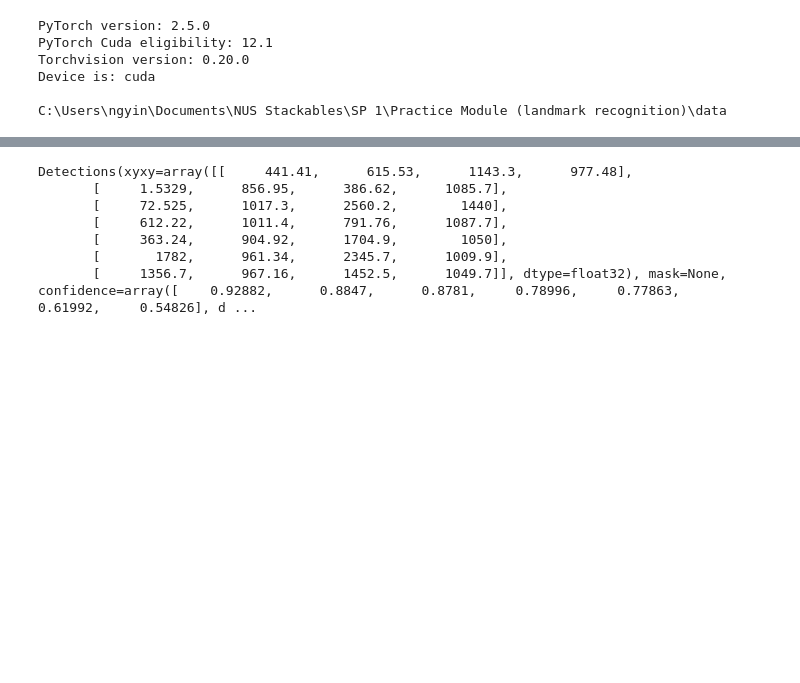
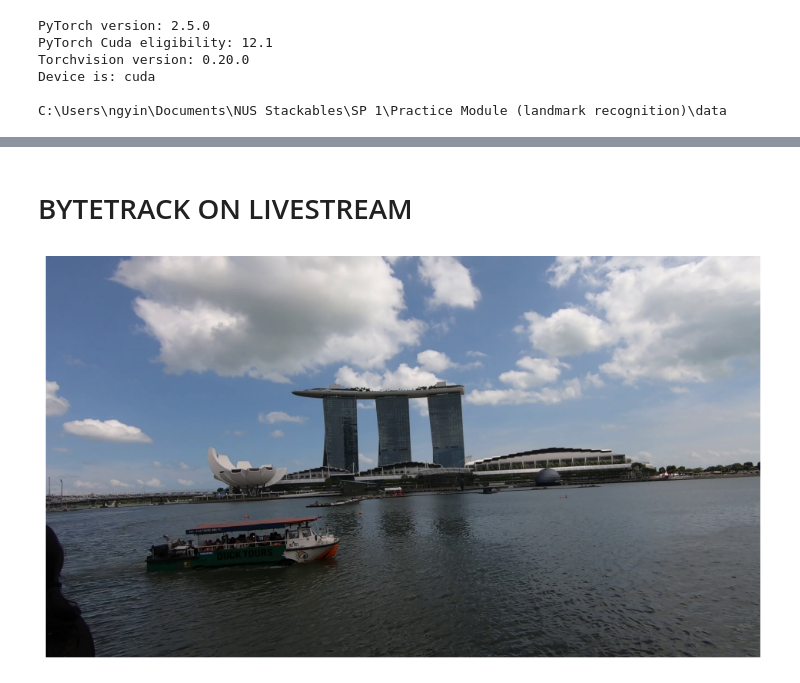
Before and after one commit to Alejandro-houlu/TravelDex, a Jupyter notebook: traveldex_backend/traveldex_backend/models/cv_ui.ipynb, the cells around one changed output, grey strips where cells are left out. Saved outputs shown, nothing was run; the diff lists cells and outputs as text; code cells hidden in the pictures; blank space fills up the shorter version.

Commit message:
Add files via upload
added bytetrack, livestream suggestions

```diff
--- a/traveldex_backend/traveldex_backend/models/cv_ui.ipynb
+++ b/traveldex_backend/traveldex_backend/models/cv_ui.ipynb
@@ -141,0 +222,2 @@ Speed: 2.6ms preprocess, 34.1ms inference, 1.6ms postprocess per image at shape
+# %% [markdown]
+# BYTETRACK ON LIVESTREAM
@@ -142,14 +297,9 @@ Speed: 2.6ms preprocess, 34.1ms inference, 1.6ms postprocess per image at shape
 # %%
-frame_generator = sv.get_video_frames_generator(SOURCE_VIDEO_PATH)
-test_f = next(frame_generator)
+# # to visualize on frame 1
+# frame_generator = sv.get_video_frames_generator(SOURCE_VIDEO_PATH)
+# test_f = next(frame_generator)
 # sv.plot_image(test_f)
-detections = sv.Detections.from_ultralytics(results).with_nms(threshold=0.7, class_agnostic=False)
-detections
+# # detections = sv.Detections.from_ultralytics(results).with_nms(threshold=0.7, class_agnostic=False)
+# # detections
 # %% [output]
-Detections(xyxy=array([[     441.41,      615.53,      1143.3,      977.48],
-       [     1.5329,      856.95,      386.62,      1085.7],
-       [     72.525,      1017.3,      2560.2,        1440],
-       [     612.22,      1011.4,      791.76,      1087.7],
-       [     363.24,      904.92,      1704.9,        1050],
-       [       1782,      961.34,      2345.7,      1009.9],
-       [     1356.7,      967.16,      1452.5,      1049.7]], dtype=float32), mask=None, confidence=array([    0.92882,      0.8847,      0.8781,     0.78996,     0.77863,     0.61992,     0.54826], d ...
+[figure, added]
```
Also changed, not shown: parts of 9 cells of this notebook.
